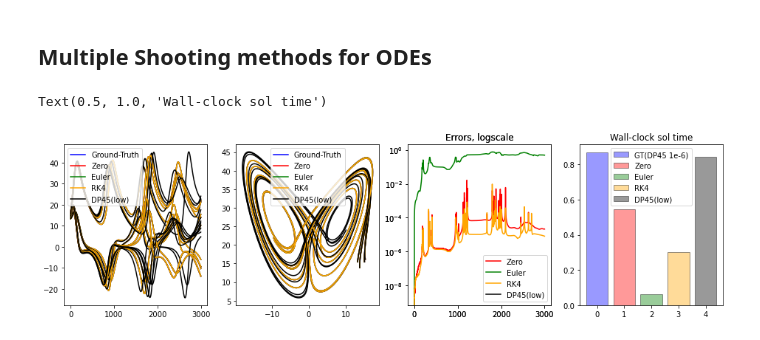
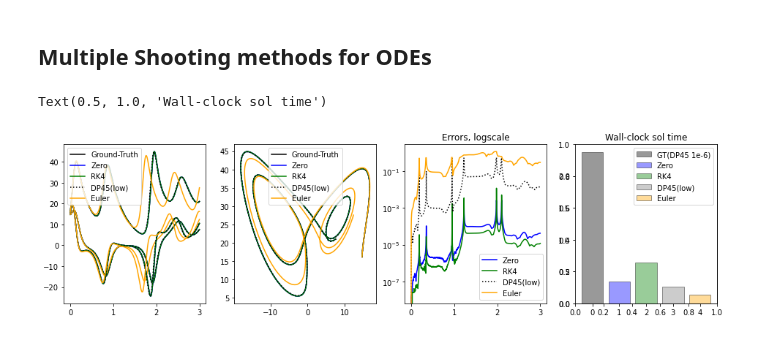
Before and after one commit to DiffEqML/torchdyn, a Jupyter notebook: tutorials/module2-numerics/m2b_multiple_shooting.ipynb, the cells around one changed output. Cells and saved outputs as stored; diff of their text form; code cells hidden in the pictures.

```diff
--- a/tutorials/module2-numerics/m2b_multiple_shooting.ipynb
+++ b/tutorials/module2-numerics/m2b_multiple_shooting.ipynb
@@ -16,16 +16,16 @@ import time
 # quick run for automated notebook validation
 dry_run = False
 # %%
-x0 = torch.randn(8, 3) + 15
+x0 = torch.randn(1, 3) + 15
 t_span = torch.linspace(0, 3, 3000)
 sys = Lorenz()
 # %%
 t0 = time.time()
-t_eval, ms_sol = odeint_mshooting(sys, x0, t_span, solver='mszero', fine_steps=2, maxiter=4)
+t_eval_ms, ms_sol = odeint_mshooting(sys, x0, t_span[::4], solver='mszero', fine_steps=2, maxiter=5)
 ms_sol_time = time.time() - t0
 # %%
 t0 = time.time()
-t_eval, accurate_sol = odeint(sys, x0, t_span, solver='dopri5', atol=1e-6, rtol=1e-6)
+t_eval, accurate_sol = odeint(sys, x0, t_span, solver='dopri5', atol=1e-6, rtol=1e-6)#, interpolator='4th')
 accurate_sol_time = time.time() - t0
 
 t0 = time.time()
@@ -37,62 +37,51 @@ t_eval, rk4_sol = odeint(sys, x0, t_span, solver='rk4')
 rk4_sol_time = time.time() - t0
 
 t0 = time.time()
-t_eval, dp5_low_sol = odeint(sys, x0, t_span, solver='dopri5', atol=1e-3, rtol=1e-3)
+t_eval, dp5_low_sol = odeint(sys, x0, t_span, solver='dopri5', atol=1e-3, rtol=1e-3, interpolator='4th')
 dp5_low_time = time.time() - t0
 # %%
 def smape(yhat, y):
     return torch.abs(yhat - y) / (torch.abs(yhat) + torch.abs(y)) / 2
 # %%
-err_zero = smape(ms_sol, accurate_sol).mean(1).sum(1)
+err_zero = smape(ms_sol, accurate_sol[::4]).mean(1).sum(1)
 err_base = smape(base_sol, accurate_sol).mean(1).sum(1)
 err_rk4 = smape(rk4_sol, accurate_sol).mean(1).sum(1)
 err_dp5 = smape(dp5_low_sol, accurate_sol).mean(1).sum(1)
 
-fig = plt.figure(figsize=(16,4))
-ax = fig.add_subplot(1,4,1)
-for i in range(4):
+fig, axs = plt.subplots(1, 4, figsize=(16,4))
+# = fig.add_subplot(1,4,1)
+for i in range(len(x0)):
     for j in range(3):
-        ax.plot(accurate_sol[:,i,j], c='b')
-        ax.plot(ms_sol[1:,i,j], c='r')
-        ax.plot(rk4_sol[:,i,j], c='green')
-        ax.plot(dp5_low_sol[:,i,j], c='orange')
-        ax.plot(base_sol[:,i,j], c='black')
-        ax.legend(['Ground-Truth', 'Zero', 'Euler', 'RK4', 'DP45(low)'])
+        axs[0].plot(t_eval, accurate_sol[:,i,j], 'black')
+        axs[0].plot(t_eval_ms, ms_sol[:,i,j], 'blue')
+        axs[0].plot(t_eval, rk4_sol[:,i,j], 'green')
+        axs[0].plot(t_eval, dp5_low_sol[:,i,j], ':k')
+        axs[0].plot(t_eval, base_sol[:,i,j], c='orange')
+        axs[0].legend(['Ground-Truth', 'Zero', 'RK4', 'DP45(low)', 'Euler',])
 
-ax = fig.add_subplot(1,4,2)
-for i in range(4):
-    ax.plot(accurate_sol[:,i,0], accurate_sol[:,i,2], c='blue')
-    ax.plot(ms_sol[:,i,0], ms_sol[:,i,2], c='r')
-    ax.plot(rk4_sol[:,i,0], rk4_sol[:,i,2], c='g')
-    ax.plot(dp5_low_sol[:,i,0], dp5_low_sol[:,i,2], c='orange')
-    ax.plot(base_sol[:,i,0], base_sol[:,i,2], c='black')
-    ax.legend(['Ground-Truth', 'Zero', 'Euler', 'RK4', 'DP45(low)'])
+for i in range(len(x0)):
+    axs[1].plot(accurate_sol[:,i,0], accurate_sol[:,i,2], 'k')
+    axs[1].plot(ms_sol[:,i,0], ms_sol[:,i,2], 'b')
+    axs[1].plot(rk4_sol[:,i,0], rk4_sol[:,i,2], 'g')
+    axs[1].plot(dp5_low_sol[:,i,0], dp5_low_sol[:,i,2], ':k')
+    axs[1].plot(base_sol[:,i,0], base_sol[:,i,2], c='orange')
+    axs[1].legend(['Ground-Truth', 'Zero', 'RK4', 'DP45(low)', 'Euler'])
 
-ax = fig.add_subplot(1,4,3)
-ax.plot(err_zero, c='r')
-ax.plot(err_base, c='black')
-ax.plot(err_rk4, c='green')
-ax.plot(err_dp5, c='orange')
-ax.set_yscale('log')
-ax.legend(['Ground-Truth', 'Zero', 'Euler', 'RK4', 'DP45(low)'])
-ax.set_title('Errors, logscale')
+axs[2].plot(t_eval_ms, err_zero, 'b')
+axs[2].plot(t_eval, err_rk4, 'green')
+axs[2].plot(t_eval, err_dp5, ':k')
+axs[2].plot(t_eval, err_base, 'orange')
+axs[2].set_yscale('log')
+axs[2].legend(['Zero', 'RK4', 'DP45(low)', 'Euler'])
+axs[2].set_title('Errors, logscale')
 
-ax = fig.add_subplot(1,4,3)
-ax.plot(err_zero, c='r')
-ax.plot(err_base, c='green')
-ax.plot(err_rk4, c='orange')
-ax.plot(err_dp5, c='black')
-ax.set_yscale('log')
-ax.legend(['Zero', 'Euler', 'RK4', 'DP45(low)'])
-ax.set_title('Errors, logscale')
-
-times = [accurate_sol_time, ms_sol_time, base_sol_time, rk4_sol_time, dp5_low_time]
+times = [accurate_sol_time, ms_sol_time, rk4_sol_time, dp5_low_time, base_sol_time]
 ax = fig.add_subplot(1,4,4)
-colors = ['b', 'r', 'g', 'orange', 'black']
+colors = ['k', 'b', 'g', 'grey', 'orange']
 for k in range(5):
     barlist = ax.bar(0 + k, times[k:k+1], color=colors[k], alpha=0.4, edgecolor='black')
-ax.legend(['GT(DP45 1e-6)', 'Zero', 'Euler', 'RK4', 'DP45(low)'])
+ax.legend(['GT(DP45 1e-6)', 'Zero', 'RK4', 'DP45(low)', 'Euler'])
 ax.set_title('Wall-clock sol time')
 # %% [output]
 Text(0.5, 1.0, 'Wall-clock sol time')
-[figure, old version]
+[figure, new version]
```
Also changed, not shown: parts of 1 cell of this notebook, 1 other file.
